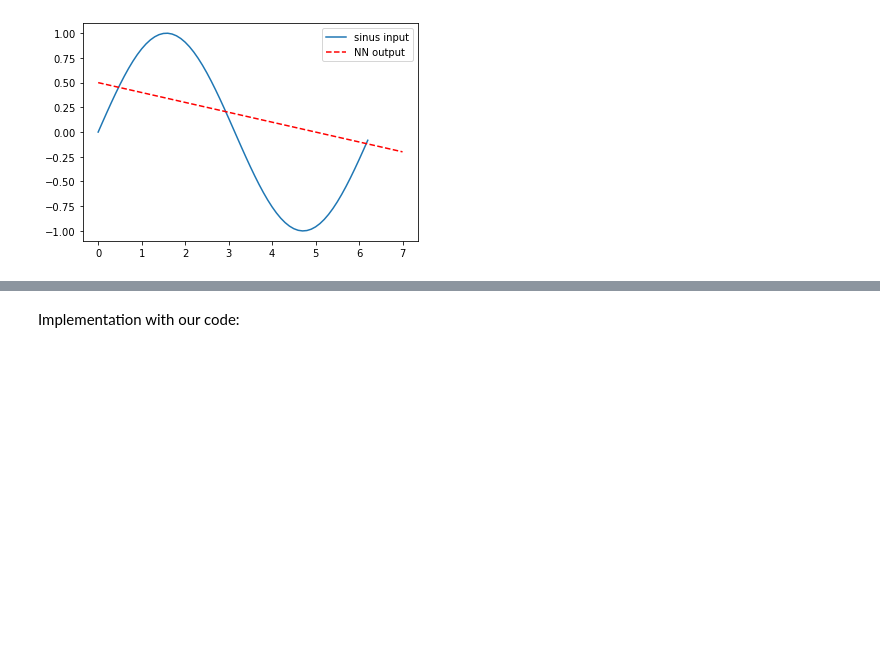
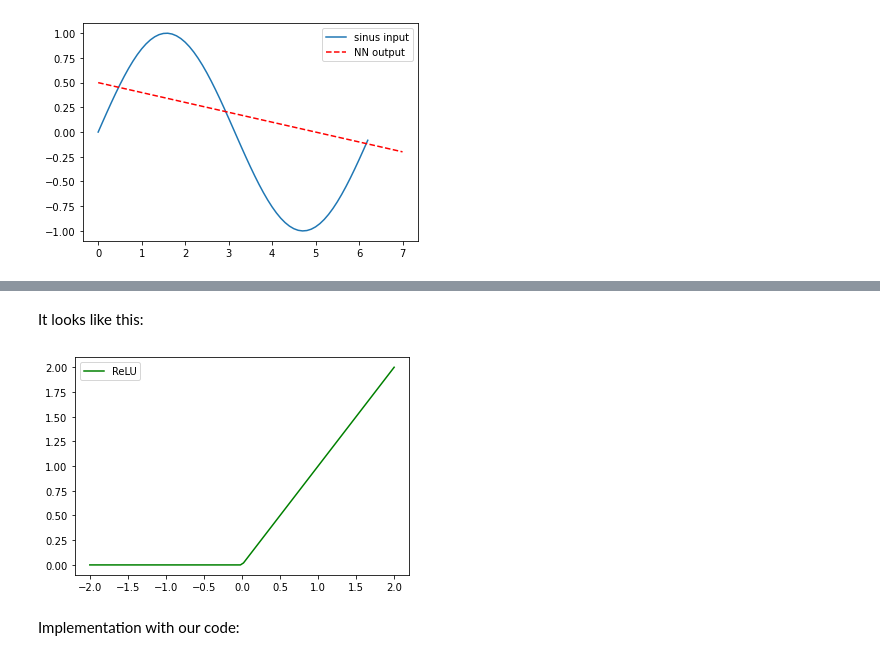
Before and after one commit to ludius0/my-blog, a Jupyter notebook: _notebooks/2020-12-10-Neural-network-from-scratch.ipynb, the cells around one changed output, grey strips where cells are left out. Drawn from its saved outputs; the diff is of its cells as text; code cells hidden in the pictures; blank space fills up the shorter version.

```diff
--- a/_notebooks/2020-12-05-First-blog-(test).ipynb
+++ b/_notebooks/2020-12-10-Neural-network-from-scratch.ipynb
@@ -306,6 +264,17 @@ We use only one after first layer (hidden layer 1). Because we classify they are
 #hide-output
 def relu(x):
     return np.maximum(x, 0)
+# %% [markdown]
+It looks like this:
+# %%
+#hide-input
+x = np.linspace(-2, 2, 100)
+y = relu(x)
+plt.plot(x, y, 'g')
+plt.legend(["ReLU"])
+plt.show()
+# %% [output]
+[figure, added]
 # %% [markdown]
 Implementation with our code:
 # %%
```
Also changed, not shown: parts of 79 cells of this notebook.
